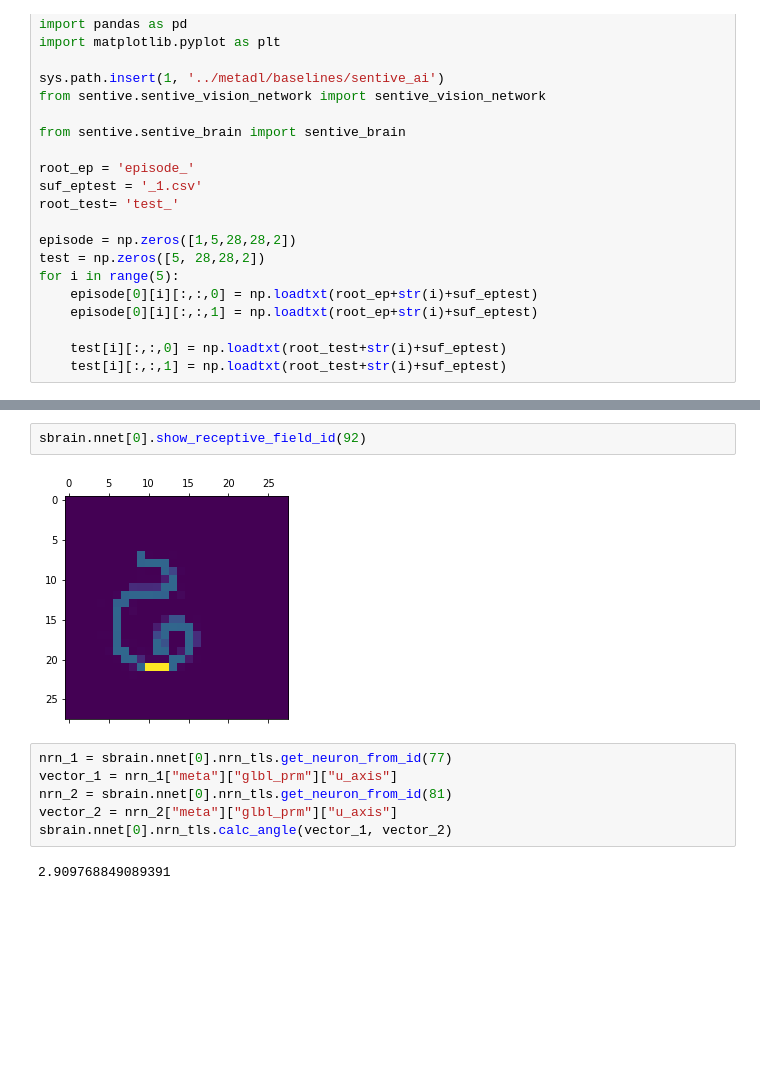
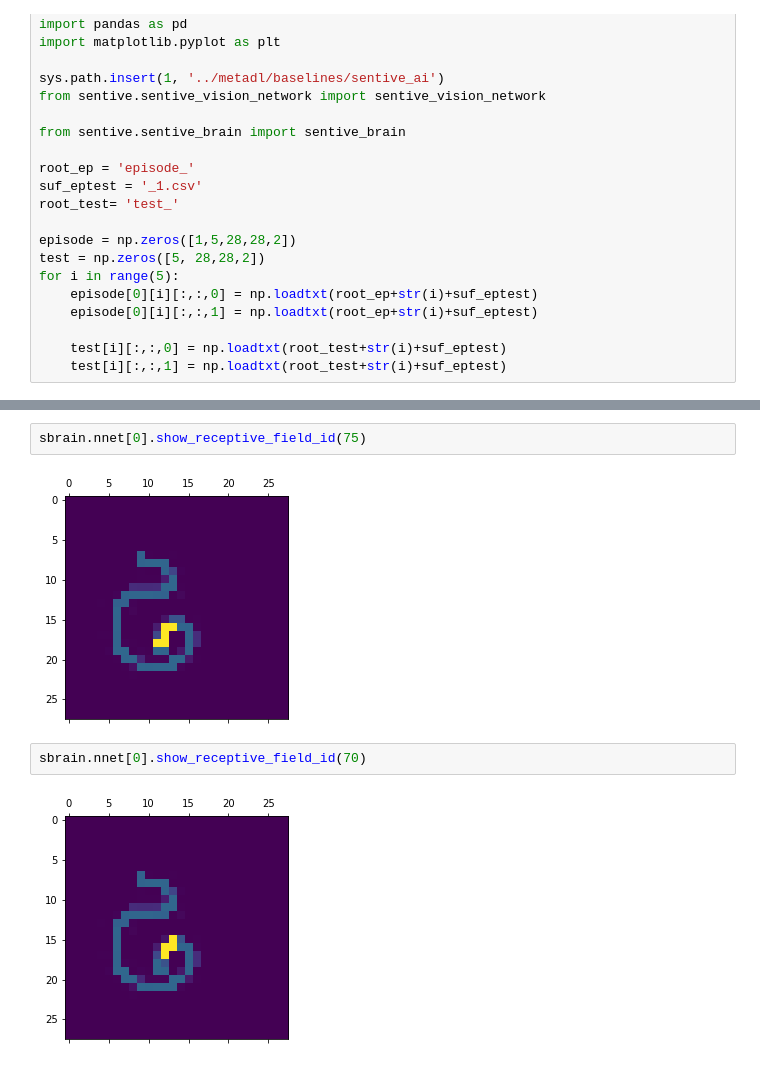
Before and after one commit to oliviermanette/Sentive-One-Shot-Learning-Omniglot, a Jupyter notebook: sandbox metadl/projet article can dynamic neural network improve few shot learning.ipynb, the cells around one changed output, grey strips where cells are left out. Cells and saved outputs as stored; diff of their text form; blank space fills up the shorter version.

```diff
--- a/sandbox metadl/projet article can dynamic neural network improve few shot learning.ipynb
+++ b/sandbox metadl/projet article can dynamic neural network improve few shot learning.ipynb
@@ -122,12 +165,8 @@ sbrain.nnet[0].show_receptive_field_id(81)
-# %%
-sbrain.nnet[0].show_receptive_field_id(92)
-# %% [output]
-[figure, removed]
-# %%
-nrn_1 = sbrain.nnet[0].nrn_tls.get_neuron_from_id(77)
-vector_1 = nrn_1["meta"]["glbl_prm"]["u_axis"]
-nrn_2 = sbrain.nnet[0].nrn_tls.get_neuron_from_id(81)
-vector_2 = nrn_2["meta"]["glbl_prm"]["u_axis"]
-sbrain.nnet[0].nrn_tls.calc_angle(vector_1, vector_2)
-# %% [output]
-2.909768849089391
+# %%
+sbrain.nnet[0].show_receptive_field_id(75)
+# %% [output]
+[figure, added]
+# %%
+sbrain.nnet[0].show_receptive_field_id(70)
+# %% [output]
+[figure, added]
```
Also changed, not shown: parts of 17 cells of this notebook, 3 other files.
